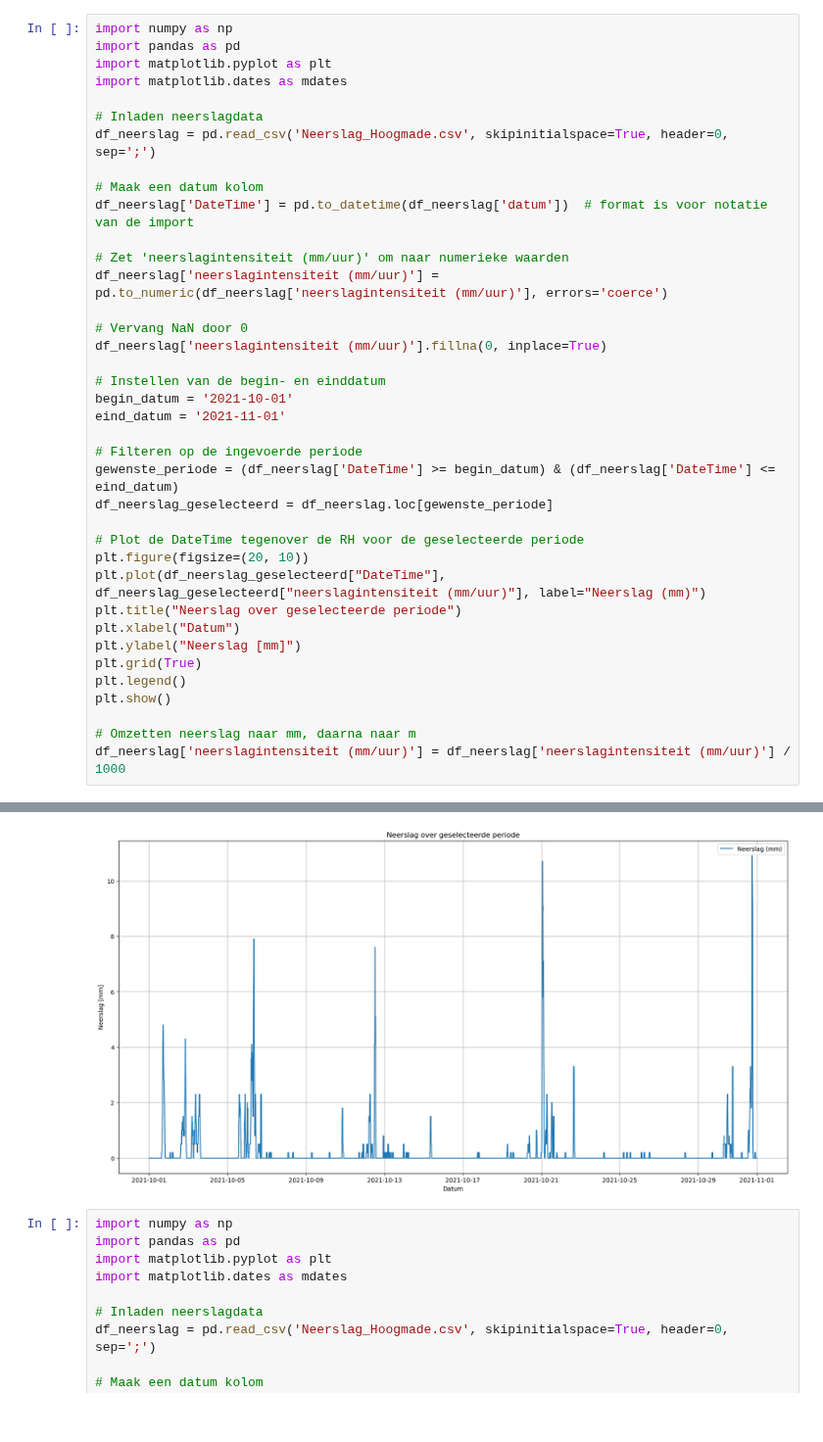
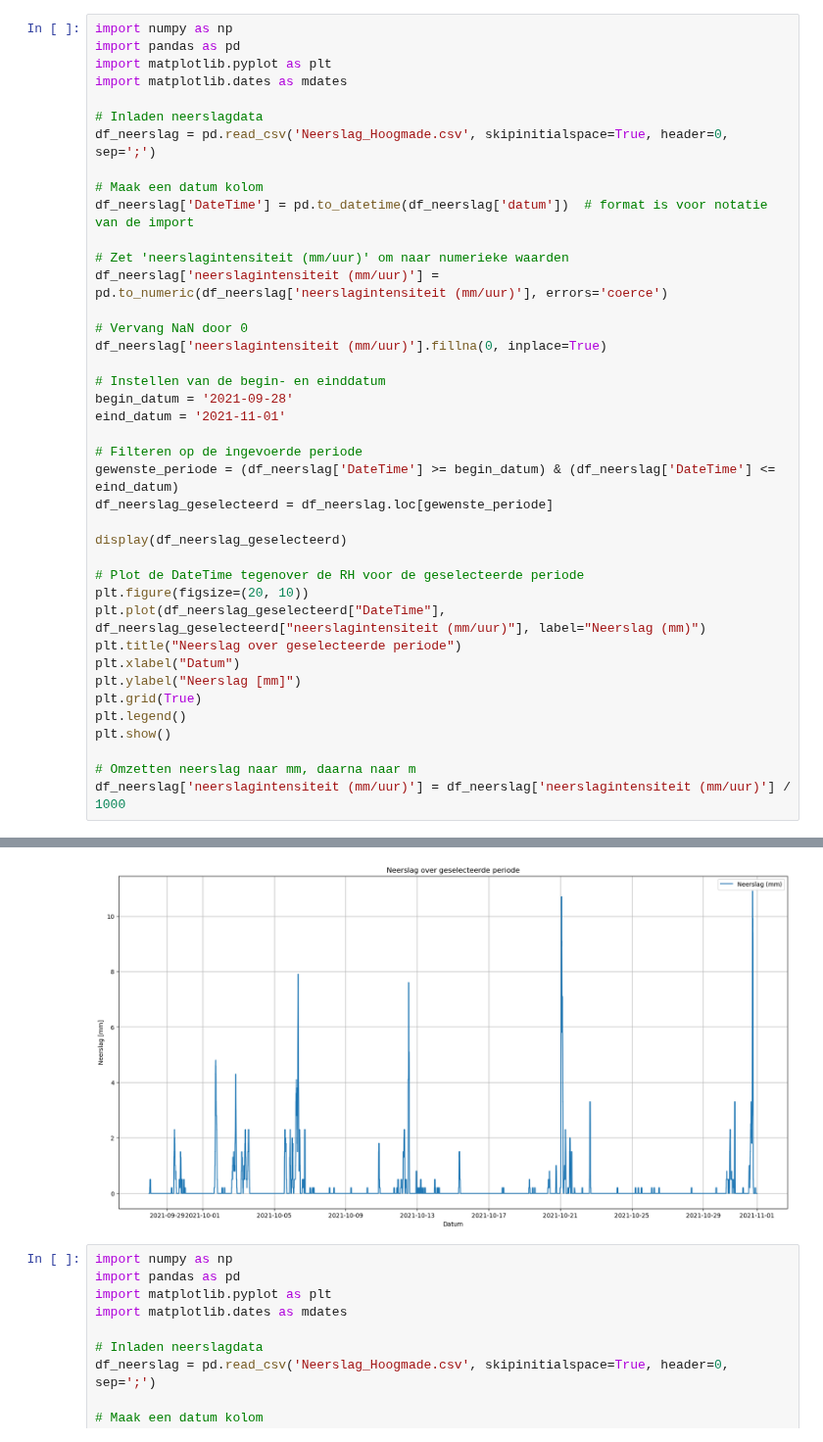
Before and after one commit to Dim277/Casus_waterbergende_weg, a Jupyter notebook: Model_WBW_2Bakjes_23122023.ipynb, the cells around one changed output, grey strips where cells are left out. Shown at 98% size. Cells and saved outputs as stored; diff of their text form.

```diff
--- a/Model_WBW_2Bakjes_23122023.ipynb
+++ b/Model_WBW_2Bakjes_23122023.ipynb
@@ -17,12 +17,14 @@ df_neerslag['neerslagintensiteit (mm/uur)'] = pd.to_numeric(df_neerslag['neersla
 df_neerslag['neerslagintensiteit (mm/uur)'].fillna(0, inplace=True)
 
 # Instellen van de begin- en einddatum
-begin_datum = '2021-10-01'
+begin_datum = '2021-09-28'
 eind_datum = '2021-11-01'
 
 # Filteren op de ingevoerde periode
 gewenste_periode = (df_neerslag['DateTime'] >= begin_datum) & (df_neerslag['DateTime'] <= eind_datum)
 df_neerslag_geselecteerd = df_neerslag.loc[gewenste_periode]
+
+display(df_neerslag_geselecteerd)
 
 # Plot de DateTime tegenover de RH voor de geselecteerde periode
 plt.figure(figsize=(20, 10))
@@ -40,4 +55,4 @@ df_neerslag['neerslagintensiteit (mm/uur)'] = df_neerslag['neerslagintensiteit (
-[figure, old version]
+[figure, new version]
 # %%
 import numpy as np
 import pandas as pd
```
Also changed, not shown: parts of 1 cell of this notebook.
